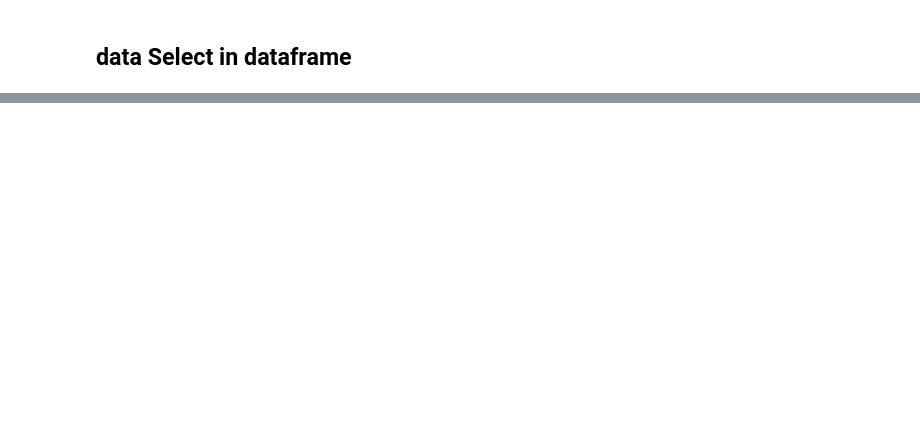
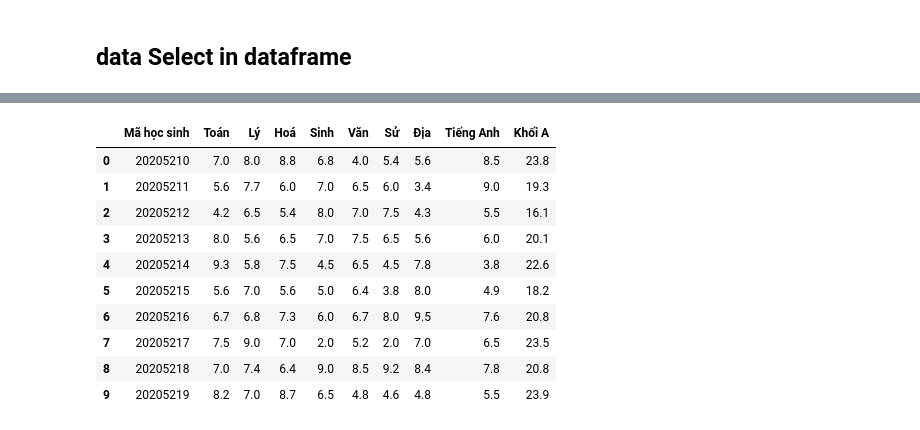
Before and after one commit to BIMSangDQ/BTVN, a Jupyter notebook: 221101 pandas.ipynb, the cells around one changed output, grey strips where cells are left out. Saved outputs shown, nothing was run; the diff lists cells and outputs as text; code cells hidden in the pictures; blank space fills up the shorter version.

```diff
--- a/221101 pandas.ipynb
+++ b/221101 pandas.ipynb
@@ -320,0 +195,15 @@ data.iloc[1]
+# %%
+df = data.drop(columns=['Họ tên','Ngày sinh','Quê quán','Giới tính'])
+df
+# %% [output]
+|  | Mã học sinh | Toán | Lý | Hoá | Sinh | Văn | Sử | Địa | Tiếng Anh | Khối A |
+| 0 | 20205210 | 7.0 | 8.0 | 8.8 | 6.8 | 4.0 | 5.4 | 5.6 | 8.5 | 23.8 |
+| 1 | 20205211 | 5.6 | 7.7 | 6.0 | 7.0 | 6.5 | 6.0 | 3.4 | 9.0 | 19.3 |
+| 2 | 20205212 | 4.2 | 6.5 | 5.4 | 8.0 | 7.0 | 7.5 | 4.3 | 5.5 | 16.1 |
+| 3 | 20205213 | 8.0 | 5.6 | 6.5 | 7.0 | 7.5 | 6.5 | 5.6 | 6.0 | 20.1 |
+| 4 | 20205214 | 9.3 | 5.8 | 7.5 | 4.5 | 6.5 | 4.5 | 7.8 | 3.8 | 22.6 |
+| 5 | 20205215 | 5.6 | 7.0 | 5.6 | 5.0 | 6.4 | 3.8 | 8.0 | 4.9 | 18.2 |
+| 6 | 20205216 | 6.7 | 6.8 | 7.3 | 6.0 | 6.7 | 8.0 | 9.5 | 7.6 | 20.8 |
+| 7 | 20205217 | 7.5 | 9.0 | 7.0 | 2.0 | 5.2 | 2.0 | 7.0 | 6.5 | 23.5 |
+| 8 | 20205218 | 7.0 | 7.4 | 6.4 | 9.0 | 8.5 | 9.2 | 8.4 | 7.8 | 20.8 |
+| 9 | 20205219 | 8.2 | 7.0 | 8.7 | 6.5 | 4.8 | 4.6 | 4.8 | 5.5 | 23.9 |
```
Also changed, not shown: parts of 61 cells of this notebook, 2 other files.
